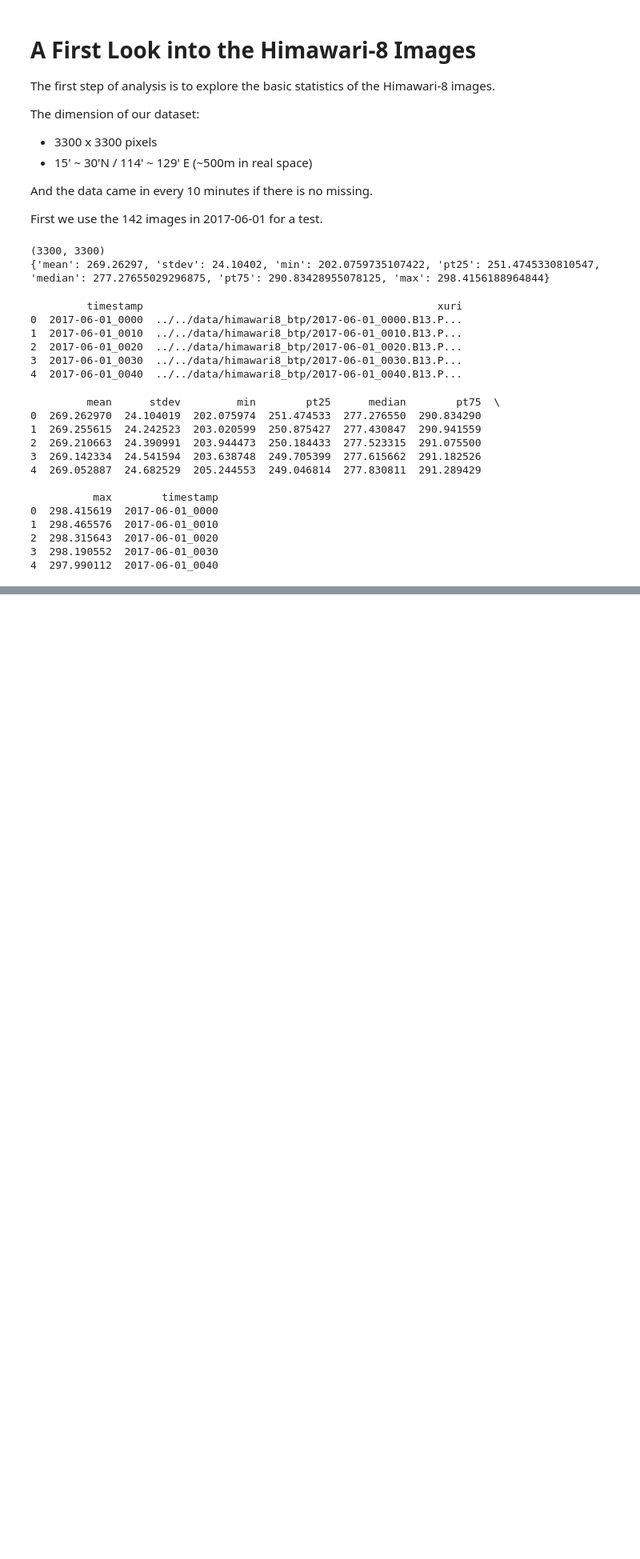
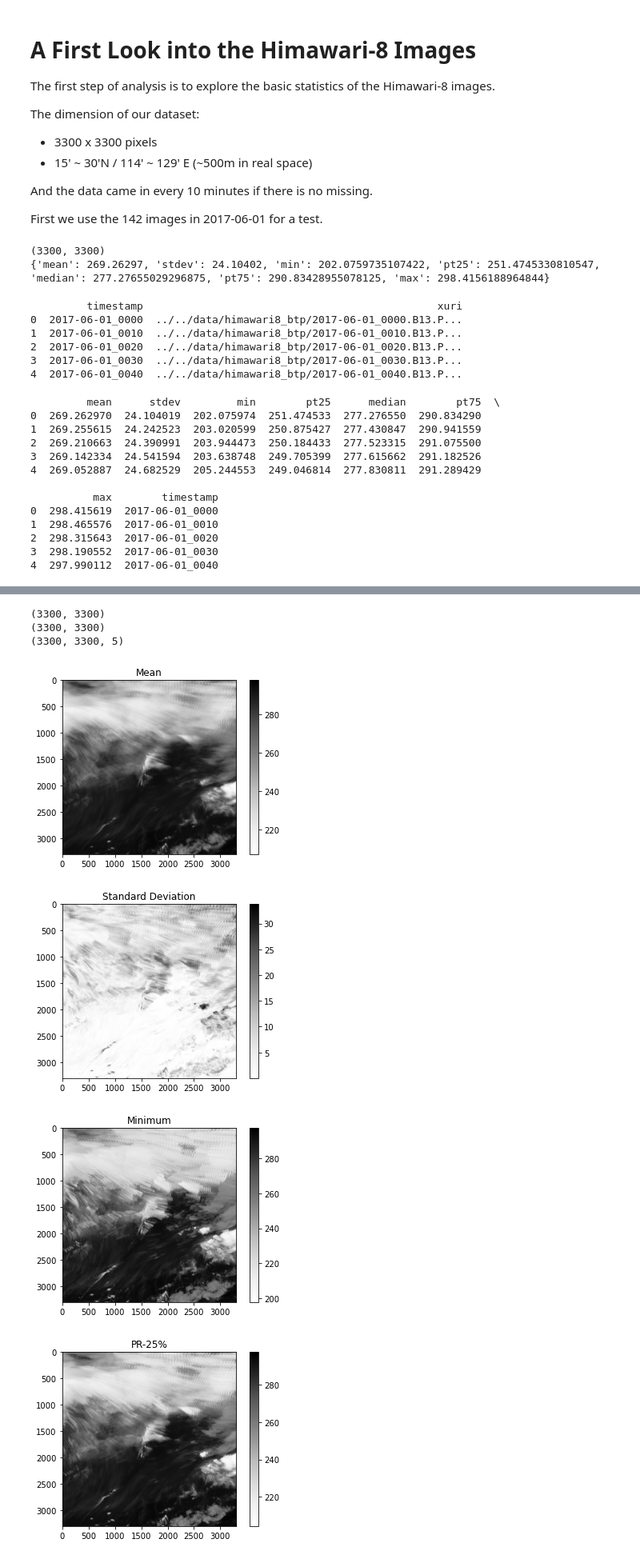
Before and after one commit to tingsyo/course_2020Q3_representation_learning, a Jupyter notebook: notebooks/himawari8/01_Basic_statistics.ipynb, the cells around one changed output, grey strips where cells are left out. Shown: that part at 80% size. Drawn from its saved outputs; the diff is of its cells as text; code cells hidden in the pictures; blank space fills up the shorter version.

Commit message:
- Added grid-by-grid summary

```diff
--- a/notebooks/himawari8/01_Basic_statistics.ipynb
+++ b/notebooks/himawari8/01_Basic_statistics.ipynb
@@ -100,0 +139,44 @@ plt.show()
+# %%
+flist = xfiles['xuri'].iloc[:10]
+tmp = summarize_himawari8_by_grid(flist)
+# %%
+print(tmp['mean'].shape)
+print(tmp['stdev'].shape)
+print(tmp['percentile_rank'].shape)
+# %% [output]
+(3300, 3300)
+(3300, 3300)
+(3300, 3300, 5)
+# %%
+%matplotlib inline
+import matplotlib.pyplot as plt
+
+plt.imshow(tmp['mean'], alpha=0.99, cmap='Greys')
+plt.title('Mean')
+plt.colorbar()
+plt.show()
+
+plt.imshow(tmp['stdev'], alpha=0.99, cmap='Greys')
+plt.title('Standard Deviation')
+plt.colorbar()
+plt.show()
+
+plt.imshow(tmp['percentile_rank'][:,:,0], alpha=0.99, cmap='Greys')
+plt.title('Minimum')
+plt.colorbar()
+plt.show()
+
+plt.imshow(tmp['percentile_rank'][:,:,1], alpha=0.99, cmap='Greys')
+plt.title('PR-25%')
+plt.colorbar()
+plt.show()
+
+plt.imshow(tmp['percentile_rank'][:,:,2], alpha=0.99, cmap='Greys')
+plt.title('Median')
+plt.colorbar()
+plt.show()
+# %% [output]
+[figure, added]
+[figure, added]
+[figure, added]
+[figure, added]
```
Also changed, not shown: parts of 4 cells of this notebook.
